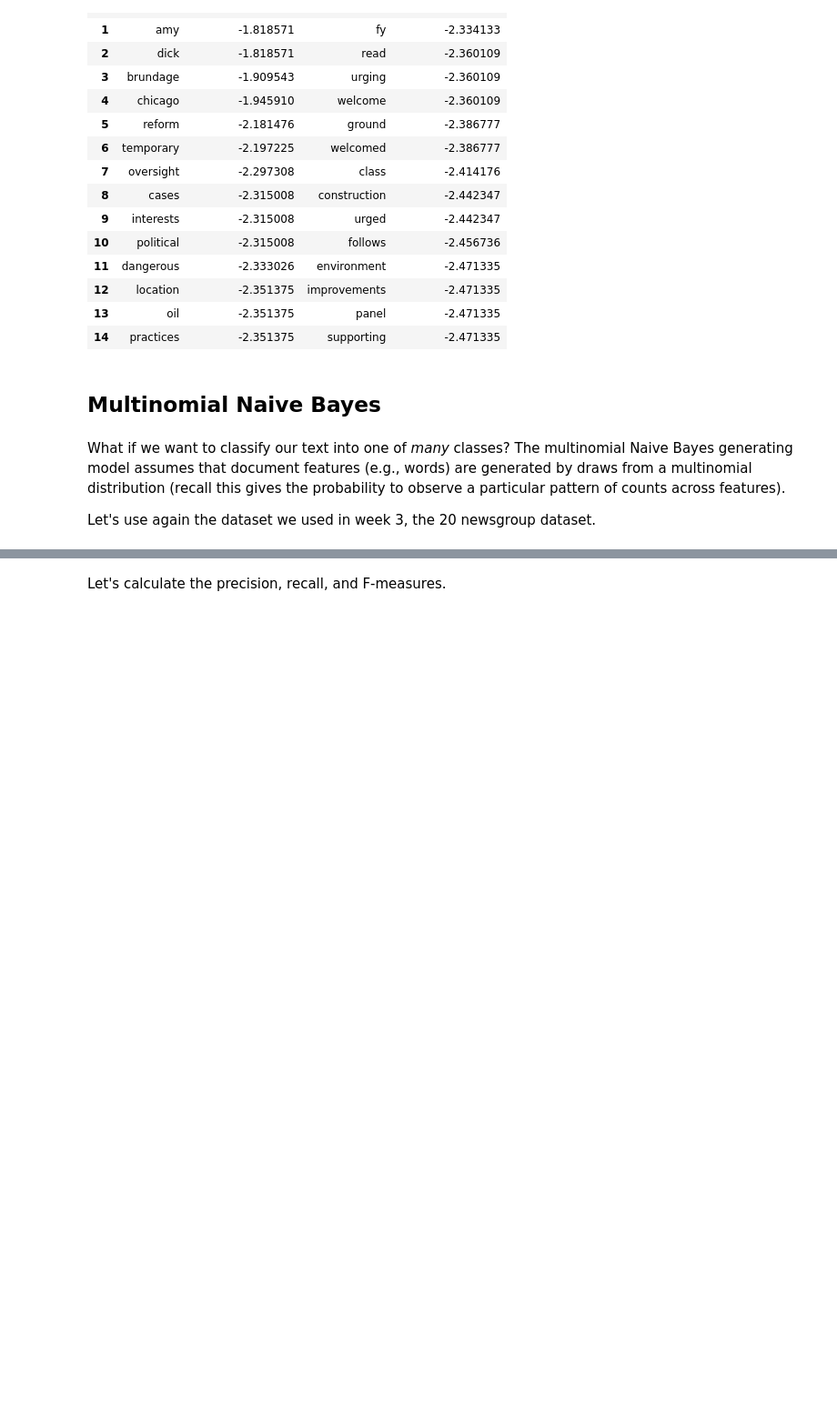
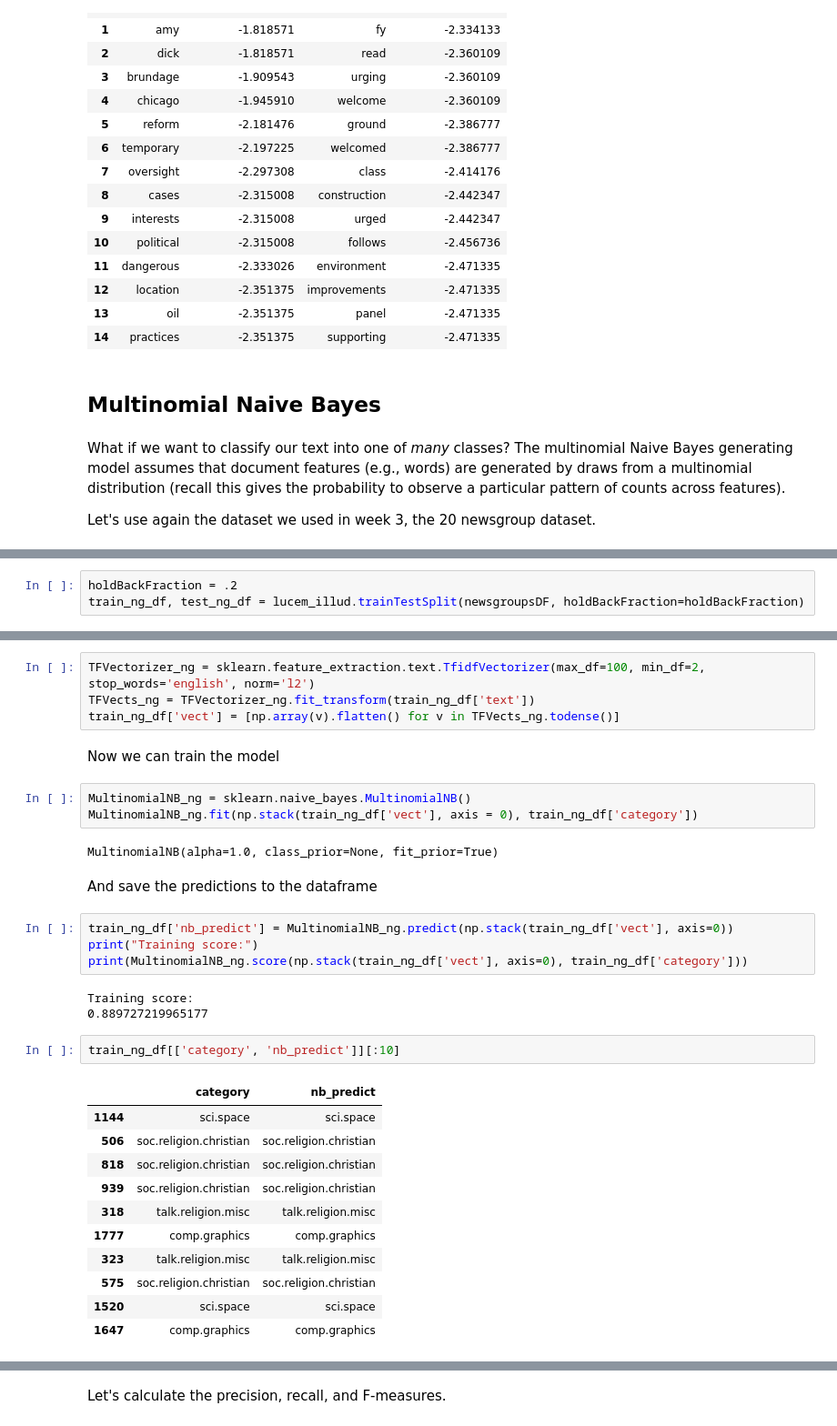
Before and after one commit to 1yangdongchen/Upcoming, a Jupyter notebook: 6-Classification/6-Classification_RE.ipynb, the cells around one changed output, grey strips where cells are left out. Shown at 91% size. Saved outputs shown, nothing was run; the diff lists cells and outputs as text; blank space fills up the shorter version.

```diff
--- a/6-Classification/6-Classification_RE.ipynb
+++ b/6-Classification/6-Classification_RE.ipynb
@@ -561,0 +575,3 @@ print(train.data[5]) #Look at an example
+# %%
+holdBackFraction = .2
+train_ng_df, test_ng_df = lucem_illud.trainTestSplit(newsgroupsDF, holdBackFraction=holdBackFraction)
@@ -573,0 +586,34 @@ labels.size
+# %%
+TFVectorizer_ng = sklearn.feature_extraction.text.TfidfVectorizer(max_df=100, min_df=2, stop_words='english', norm='l2')
+TFVects_ng = TFVectorizer_ng.fit_transform(train_ng_df['text'])
+train_ng_df['vect'] = [np.array(v).flatten() for v in TFVects_ng.todense()]
+# %% [markdown]
+Now we can train the model
+# %%
+MultinomialNB_ng = sklearn.naive_bayes.MultinomialNB()
+MultinomialNB_ng.fit(np.stack(train_ng_df['vect'], axis = 0), train_ng_df['category'])
+# %% [output]
+MultinomialNB(alpha=1.0, class_prior=None, fit_prior=True)
+# %% [markdown]
+And save the predictions to the dataframe
+# %%
+train_ng_df['nb_predict'] = MultinomialNB_ng.predict(np.stack(train_ng_df['vect'], axis=0))
+print("Training score:")
+print(MultinomialNB_ng.score(np.stack(train_ng_df['vect'], axis=0), train_ng_df['category']))
+# %% [output]
+Training score:
+0.889727219965177
+# %%
+train_ng_df[['category', 'nb_predict']][:10]
+# %% [output]
+|  | category | nb_predict |
+| 1144 | sci.space | sci.space |
+| 506 | soc.religion.christian | soc.religion.christian |
+| 818 | soc.religion.christian | soc.religion.christian |
+| 939 | soc.religion.christian | soc.religion.christian |
+| 318 | talk.religion.misc | talk.religion.misc |
+| 1777 | comp.graphics | comp.graphics |
+| 323 | talk.religion.misc | talk.religion.misc |
+| 575 | soc.religion.christian | soc.religion.christian |
+| 1520 | sci.space | sci.space |
+| 1647 | comp.graphics | comp.graphics |
```
Also changed, not shown: parts of 63 cells of this notebook.
